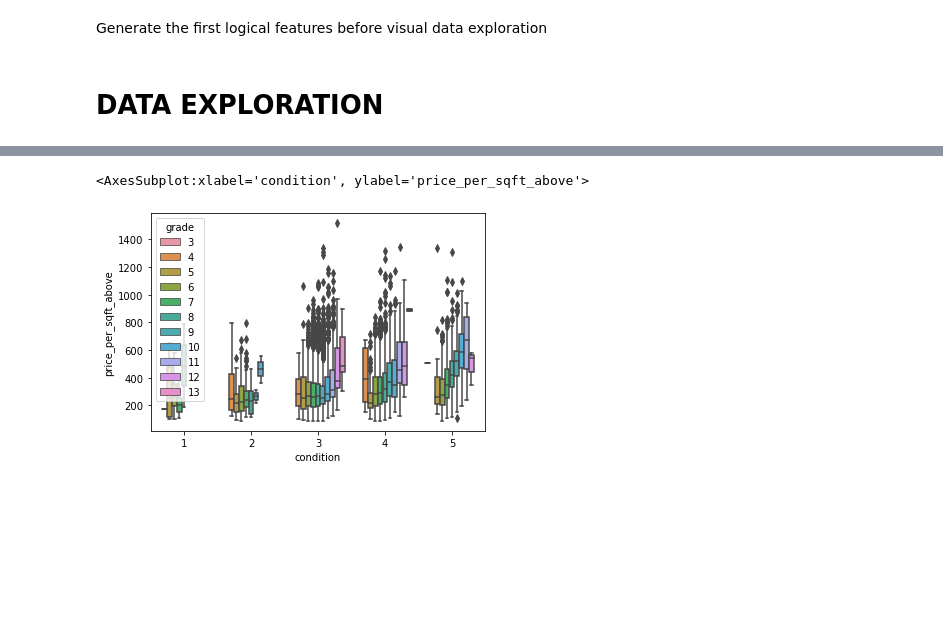
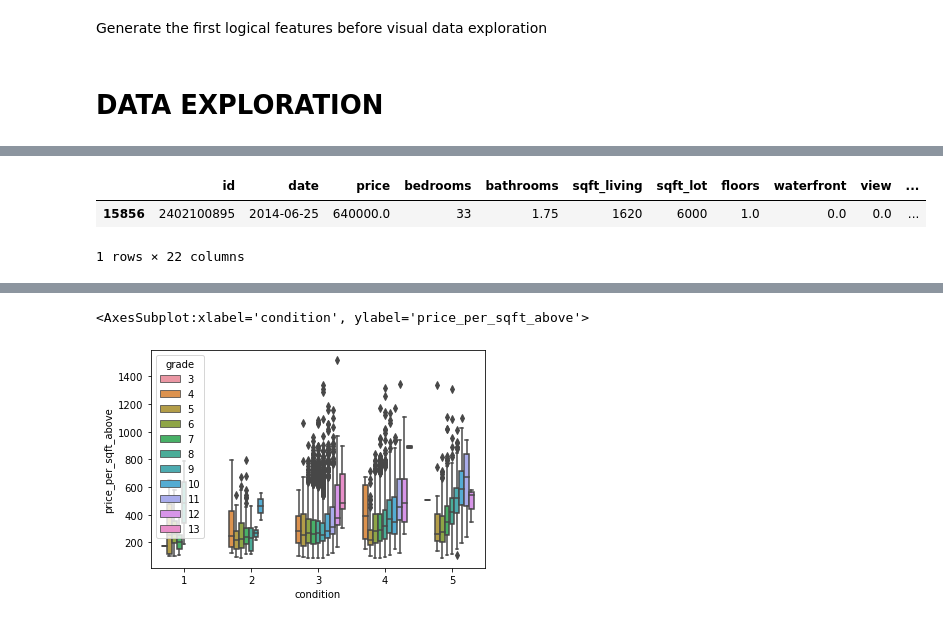
Before and after one commit to captaincurry94/real_estate_prediction_project, a Jupyter notebook: real_estate_price_prediction.ipynb, the cells around one changed output, grey strips where cells are left out. Drawn from its saved outputs; the diff is of its cells as text; code cells hidden in the pictures; blank space fills up the shorter version.

```diff
--- a/real_estate_price_prediction.ipynb
+++ b/real_estate_price_prediction.ipynb
@@ -71,0 +133,7 @@ More than 20 figures have been opened. Figures created through the pyplot interf
+# %%
+#someone has more than 30 bedrooms - can that be right?
+df.query('bedrooms > 30')
+# %% [output]
+|  | id | date | price | bedrooms | bathrooms | sqft_living | sqft_lot | floors | waterfront | view | ... |
+| 15856 | 2402100895 | 2014-06-25 | 640000.0 | 33 | 1.75 | 1620 | 6000 | 1.0 | 0.0 | 0.0 | ... |
+1 rows × 22 columns
```
Also changed, not shown: parts of 35 cells of this notebook, 1 other file.
